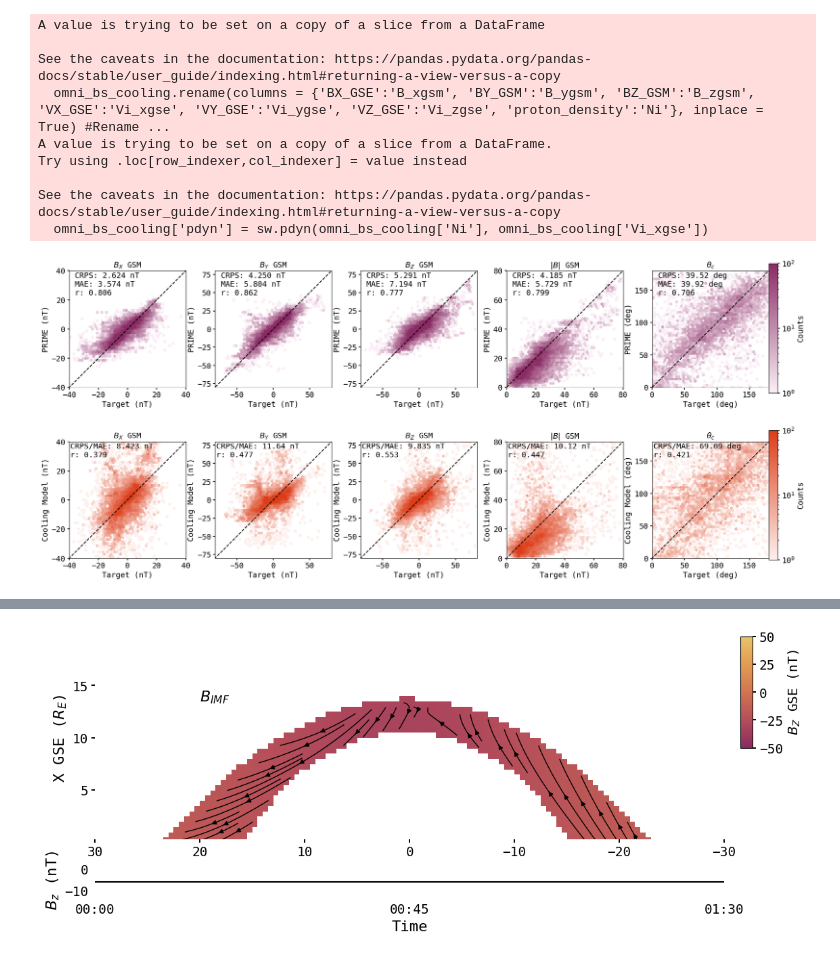
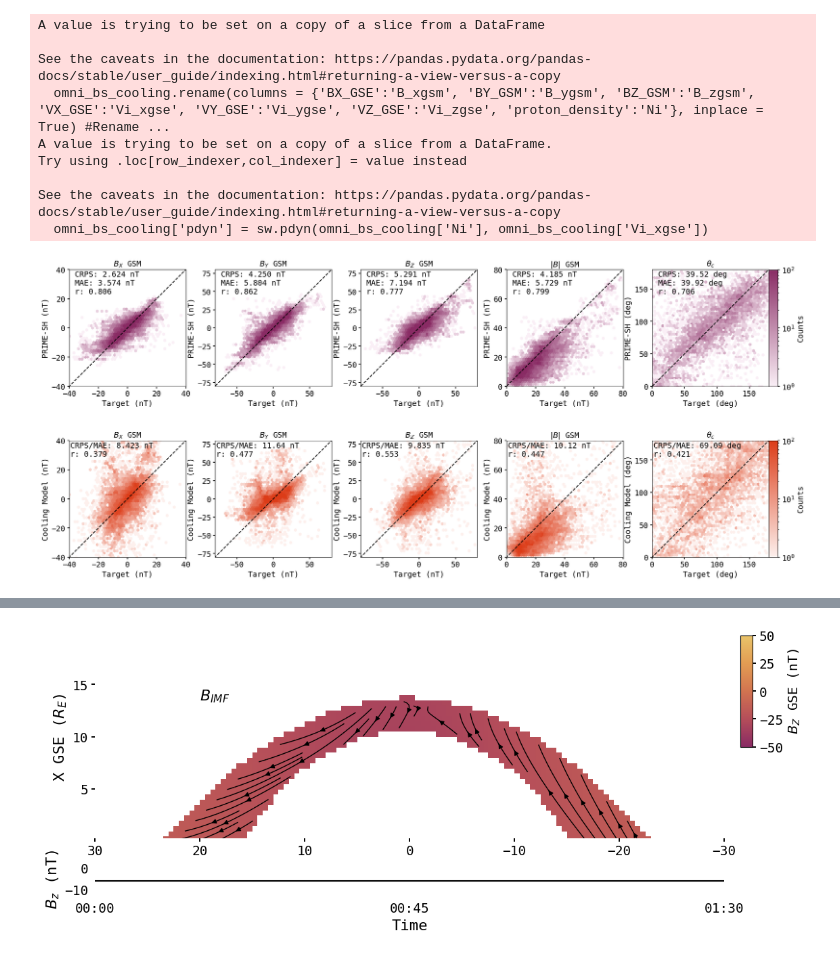
Before and after one commit to connor-obrien888/primesh, a Jupyter notebook: scratch.ipynb, the cells around one changed output, grey strips where cells are left out. Drawn from its saved outputs; the diff is of its cells as text; code cells hidden in the pictures.

```diff
--- a/scratch.ipynb
+++ b/scratch.ipynb
@@ -271,7 +273,7 @@ for idx, key in enumerate(keys):
     ax[idx//5,idx%5].set_ylim(bounds[idx][0], bounds[idx][1])
     ax[idx//5,idx%5].set_aspect('equal')
     ax[idx//5,idx%5].set_xlabel('Target ('+units[idx]+')')
-    ax[idx//5,idx%5].set_ylabel('PRIME ('+units[idx]+')')
+    ax[idx//5,idx%5].set_ylabel('PRIME-SH ('+units[idx]+')')
     ax[idx//5,idx%5].set_title(titles[idx], fontsize = 14)
     ax[idx//5,idx%5].autoscale(enable=False)
     ax[idx//5,idx%5].plot(np.linspace(-1800,1800,1000),np.linspace(-1800,1800,1000),color='k',linestyle='--')
@@ -290,7 +292,7 @@ cbar.ax.tick_params(labelsize=14)
 # %%
 #Reliability diagram
-standard_err = (predict_test[keys] - mms_test[keys])/(np.sqrt(2) * predict_test[keys_sig].to_numpy()) #Standard error for each parameter
-phi = np.linspace(0,1,1000) #Observed probabily axis
+standard_err = (mms_test[keys] - predict_test[keys])/(np.sqrt(2) * predict_test[keys_sig].to_numpy()) #Standard error for each parameter
+phi = np.linspace(0,1,1000) #Predicted probability axis
 cumulative_dist = np.zeros((len(phi), len(keys))) #Cumulative distribution for each parameter
 for idx, key in enumerate(keys):
     for i in standard_err[key].index:
@@ -332,5 +334,5 @@ ax[1].set_xlabel('Predicted Frequency')
 ax[1].set_ylabel('Under/Over-\nEstimation')
 ax[1].set_aspect('equal')
 plt.subplots_adjust(hspace = -0.20)
-#plt.savefig('./plots/reliability_diagram.pdf', bbox_inches='tight')
+plt.savefig('./plots/reliability_diagram.pdf', bbox_inches='tight')
 # %% [output]
@@ -337,0 +340,5 @@ plt.subplots_adjust(hspace = -0.20)
+# %%
+for i, key in enumerate(keys):
+    print('Max deviation from perfect reliability in ', key, ':, ', np.max(np.abs(phi - cumulative_dist[:,i])))
+    print('Mean deviation from perfect reliability in ', key, ':, ', np.mean(np.abs(phi - cumulative_dist[:,i])))
+    print('Predicted frequency of max deviation: ', phi[np.argmax(np.abs(phi - cumulative_dist[:,i]))], '\nObserved frequency: ', cumulative_dist[np.argmax(np.abs(phi - cumulative_dist[:,i])),i])
@@ -511,7 +538,7 @@ for idx, key in enumerate(derived_keys):
     ax[0,idx].set_ylim(bounds[idx][0], bounds[idx][1])
     ax[0,idx].set_aspect('equal')
     ax[0,idx].set_xlabel('Target ('+units[idx]+')')
-    ax[0,idx].set_ylabel('PRIME ('+units[idx]+')')
+    ax[0,idx].set_ylabel('PRIME-SH ('+units[idx]+')')
     ax[0,idx].set_title(titles[idx], fontsize = 14)
     ax[0,idx].autoscale(enable=False)
     ax[0,idx].plot(np.linspace(-1800,1800,1000),np.linspace(-1800,1800,1000),color='k',linestyle='--')
@@ -521,37 +548,37 @@ for idx, key in enumerate(derived_keys):
     ax[0,idx].text(.01, .99, ' CRPS: ' + str(model_crps)[0:5] + ' '+units[idx]+'\n MAE: ' + str(model_mae)[0:5] + ' '+units[idx]+'\n r: ' + str(model_r)[0:5], ha='left', va='top', transform = ax[0,idx].transAxes, color = 'k', fontsize = 14)
 
     #Cooling model in the bottom
     pred_temp = b_ms[key]
     pred_temp.where((pred_temp < mms_test[key].max())&(pred_temp > mms_test[key].min()), np.nan, inplace = True)
     pred_temp = pred_temp.dropna()
     mms_temp = mms_test[key][pred_temp.index]
     bins = np.linspace(bounds[idx][0], bounds[idx][1], nbins)
     im2 = ax[1,idx].hexbin(mms_temp, pred_temp, gridsize = nbins, norm=LogNorm(vmin = 1e0, vmax = 1e2), extent = (bounds[idx][0], bounds[idx][1], bounds[idx][0], bounds[idx][1]), cmap=new_oranges)
     ax[1,idx].tick_params(axis='both', which='major')
     ax[1,idx].set_xlim(bounds[idx][0], bounds[idx][1])
     ax[1,idx].set_ylim(bounds[idx][0], bounds[idx][1])
     ax[1,idx].set_aspect('equal')
     ax[1,idx].set_xlabel('Target ('+units[idx]+')')
     ax[1,idx].set_ylabel('Cooling Model ('+units[idx]+')')
     ax[1,idx].set_title(titles[idx], fontsize = 14)
     ax[1,idx].autoscale(enable=False)
     ax[1,idx].plot(np.linspace(-1800,1800,1000),np.linspace(-1800,1800,1000),color='k',linestyle='--')
     cooling_mae = np.mean(np.abs(pred_temp.to_numpy() - mms_temp.to_numpy()))
     cooling_r, cooling_p = sps.pearsonr(pred_temp.to_numpy(), mms_temp.to_numpy())
     ax[1,idx].text(.01, .99, 'CRPS/MAE: ' + str(cooling_mae)[0:5] + ' '+units[idx]+'\nr: ' + str(cooling_r)[0:5], ha='left', va='top', transform = ax[1,idx].transAxes, color = 'k', fontsize = 14)
 #Put colorbar for im1 on the right of the first row
-cbar_ax = fig.add_axes([0.90, 0.55, 0.01, 0.33])
+cbar_ax = fig.add_axes([0.90, 0.564, 0.01, 0.297])
 cbar = fig.colorbar(im1, cax=cbar_ax)
 cbar.set_label('Counts', fontsize = 14)
 cbar.ax.tick_params(labelsize=14)
 #Put colorbar for im2 on the right of the last row
-cbar_ax = fig.add_axes([0.90, 0.125, 0.01, 0.33])
+cbar_ax = fig.add_axes([0.90, 0.129, 0.01, 0.297])
 cbar = fig.colorbar(im2, cax=cbar_ax)
 cbar.set_label('Counts', fontsize = 14)
 cbar.ax.tick_params(labelsize=14)
-#plt.savefig('./plots/prime_cooling_derived.pdf', bbox_inches='tight')
+plt.savefig('./plots/prime_cooling_derived.pdf', bbox_inches='tight')
 # %% [output]
-[figure, old version]
+[figure, new version]
 # %%
 import tensorflow as tf
 from tensorflow import keras as ks
```
Also changed, not shown: parts of 15 cells of this notebook, 23 other files.
